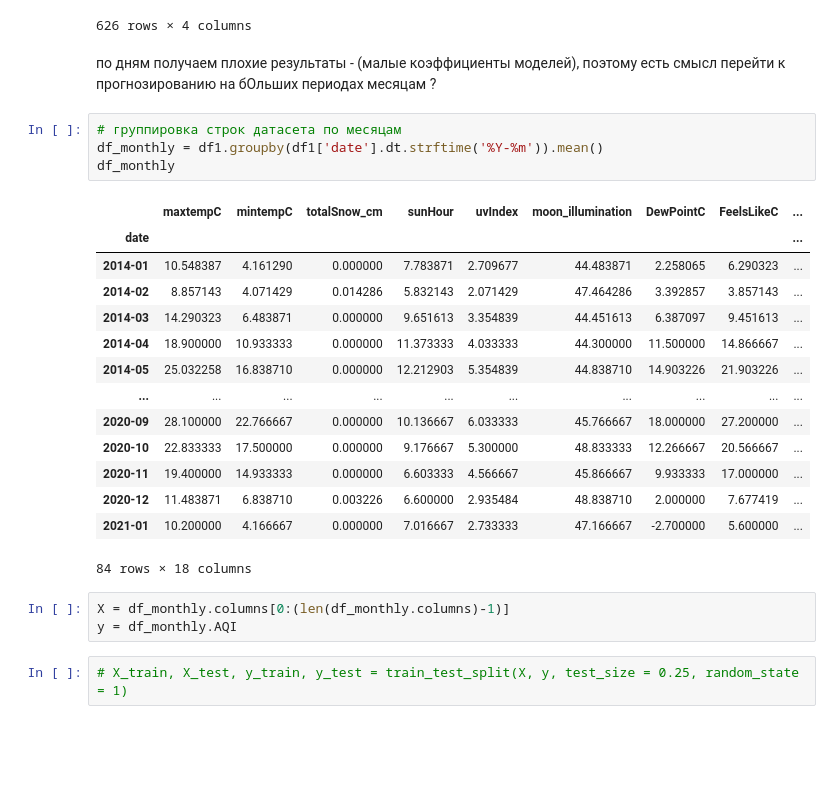
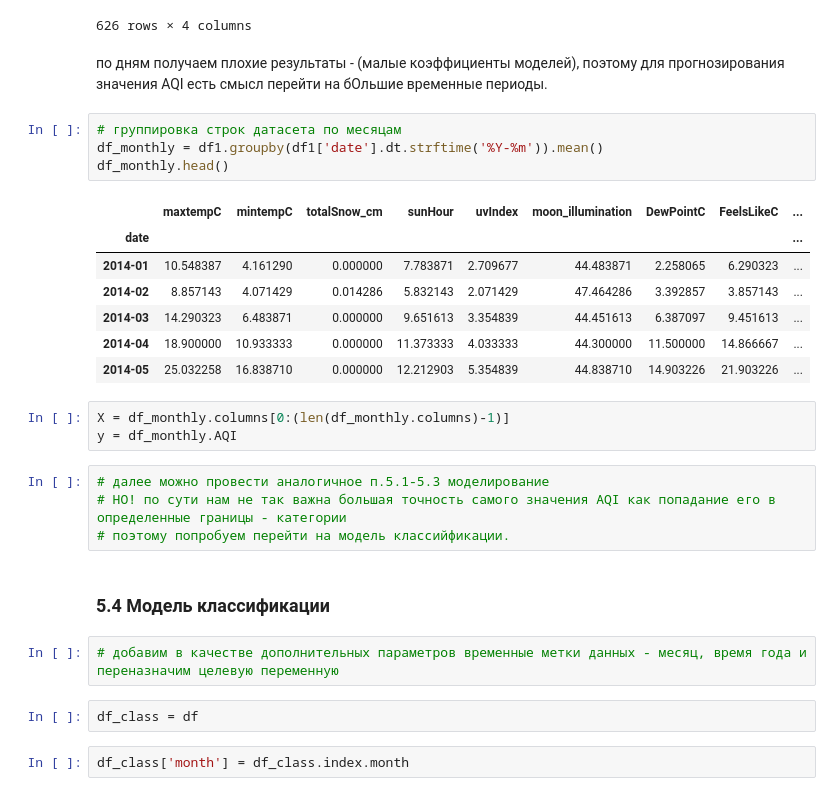
Before and after one commit to petrovalina93/diploma, a Jupyter notebook: diploma.ipynb, the cells around one changed output. Cells and saved outputs as stored; diff of their text form; blank space fills up the shorter version.

```diff
--- a/diploma.ipynb
+++ b/diploma.ipynb
@@ -1296,28 +1295,31 @@ comparison_pred_data
 | 2018-09-12 | Unhealthy | Unhealthy | Unhealthy | Unhealthy for sensitive groups |
 626 rows × 4 columns
 # %% [markdown]
-по дням получаем плохие результаты - (малые коэффициенты моделей), поэтому есть смысл перейти к прогнозированию на бОльших периодах месяцам ?
+по дням получаем плохие результаты - (малые коэффициенты моделей), поэтому для прогнозирования значения AQI есть смысл перейти на бОльшие временные периоды.
 # %%
 # группировка строк датасета по месяцам
 df_monthly = df1.groupby(df1['date'].dt.strftime('%Y-%m')).mean()
-df_monthly
+df_monthly.head()
 # %% [output]
 |  | maxtempC | mintempC | totalSnow_cm | sunHour | uvIndex | moon_illumination | DewPointC | FeelsLikeC | ... |
 | date |  |  |  |  |  |  |  |  | ... |
 | 2014-01 | 10.548387 | 4.161290 | 0.000000 | 7.783871 | 2.709677 | 44.483871 | 2.258065 | 6.290323 | ... |
 | 2014-02 | 8.857143 | 4.071429 | 0.014286 | 5.832143 | 2.071429 | 47.464286 | 3.392857 | 3.857143 | ... |
 | 2014-03 | 14.290323 | 6.483871 | 0.000000 | 9.651613 | 3.354839 | 44.451613 | 6.387097 | 9.451613 | ... |
 | 2014-04 | 18.900000 | 10.933333 | 0.000000 | 11.373333 | 4.033333 | 44.300000 | 11.500000 | 14.866667 | ... |
 | 2014-05 | 25.032258 | 16.838710 | 0.000000 | 12.212903 | 5.354839 | 44.838710 | 14.903226 | 21.903226 | ... |
-| ... | ... | ... | ... | ... | ... | ... | ... | ... | ... |
-| 2020-09 | 28.100000 | 22.766667 | 0.000000 | 10.136667 | 6.033333 | 45.766667 | 18.000000 | 27.200000 | ... |
-| 2020-10 | 22.833333 | 17.500000 | 0.000000 | 9.176667 | 5.300000 | 48.833333 | 12.266667 | 20.566667 | ... |
-| 2020-11 | 19.400000 | 14.933333 | 0.000000 | 6.603333 | 4.566667 | 45.866667 | 9.933333 | 17.000000 | ... |
-| 2020-12 | 11.483871 | 6.838710 | 0.003226 | 6.600000 | 2.935484 | 48.838710 | 2.000000 | 7.677419 | ... |
-| 2021-01 | 10.200000 | 4.166667 | 0.000000 | 7.016667 | 2.733333 | 47.166667 | -2.700000 | 5.600000 | ... |
-84 rows × 18 columns
 # %%
 X = df_monthly.columns[0:(len(df_monthly.columns)-1)]
 y = df_monthly.AQI
-# %%
-# X_train, X_test, y_train, y_test = train_test_split(X, y, test_size = 0.25, random_state = 1)
+# %%
+# далее можно провести аналогичное п.5.1-5.3 моделирование
+# НО! по сути нам не так важна большая точность самого значения AQI как попадание его в определенные границы - категории
+# поэтому попробуем перейти на модель классийфикации.
+# %% [markdown]
+### 5.4 Модель классификации <a id='part5.4'></a>
+# %%
+# добавим в качестве дополнительных параметров временные метки данных - месяц, время года и переназначим целевую переменную
+# %%
+df_class = df
+# %%
+df_class['month'] = df_class.index.month
```
Also changed, not shown: parts of 53 cells of this notebook.
